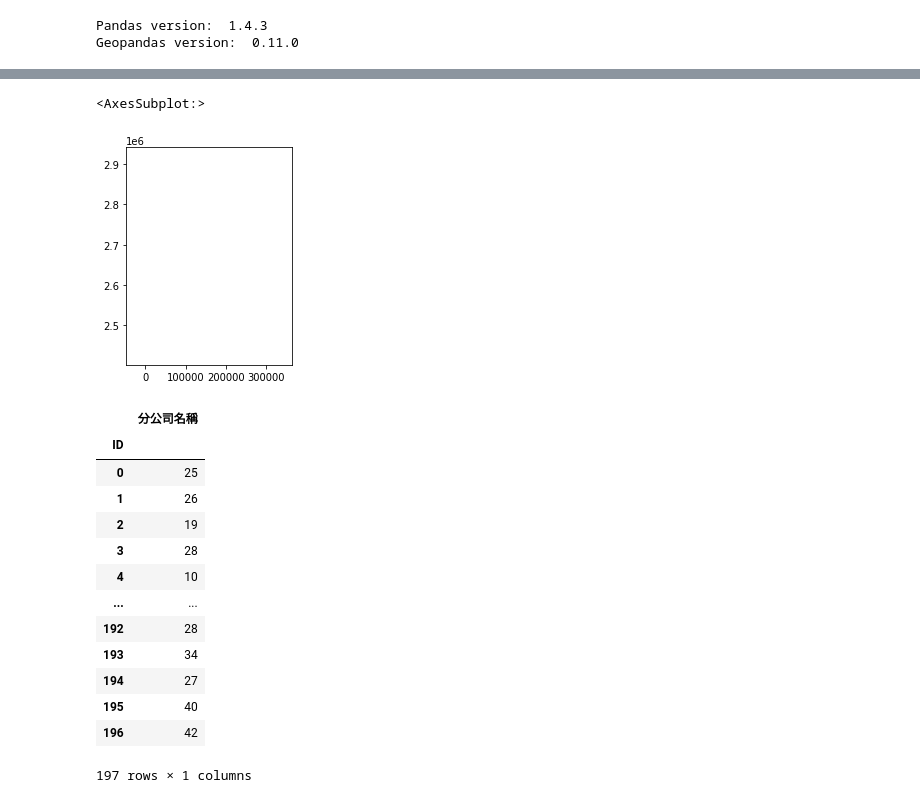
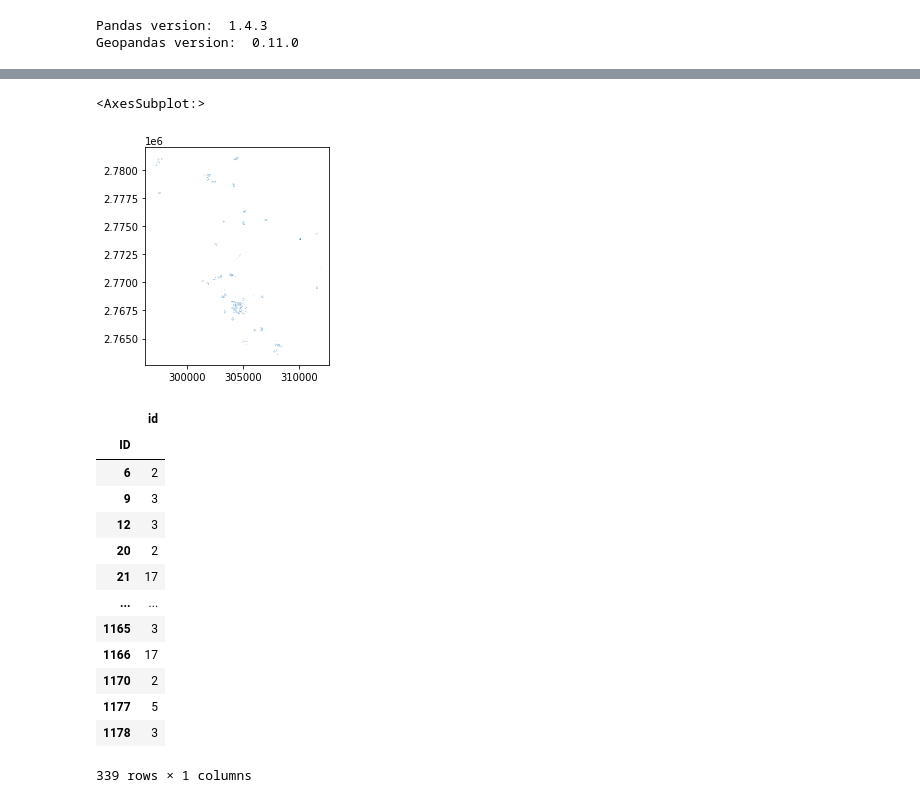
Before and after one commit to tazz7420/house_price_prediction, a Jupyter notebook: preprocessing.ipynb, the cells around one changed output, grey strips where cells are left out. Cells and saved outputs as stored; diff of their text form; code cells hidden in the pictures.

```diff
--- a/preprocessing.ipynb
+++ b/preprocessing.ipynb
@@ -152,30 +214,30 @@ gf_cstore.plot()
 # %%
-gf_cstore['geometry'] = gf_cstore.buffer(0.001)
-gf_cstore.plot()
+gf_university['geometry'] = gf_university.buffer(0.001)
+gf_university.plot()
 # %% [output]
 <AxesSubplot:>
-[figure, old version]
+[figure, new version]
 # %%
-intersection = gpd.overlay(gf_house_buf,gf_cstore,  how='intersection', keep_geom_type=True)
+intersection = gpd.overlay(gf_house_buf,gf_university,  how='intersection', keep_geom_type=True)
 #intersection['PARKING_AREA'] = intersection['geometry'].area
-intersection_count = intersection.groupby('ID').agg({'分公司名稱':'count'})
+intersection_count = intersection.groupby('ID').agg({'id':'count'})
 #intersection_count = intersection.groupby('ID').agg({'PARKING_AREA':'sum'})
 intersection_count
 # %% [output]
-|  | 分公司名稱 |
+|  | id |
 | ID |  |
-| 0 | 25 |
-| 1 | 26 |
-| 2 | 19 |
-| 3 | 28 |
-| 4 | 10 |
+| 6 | 2 |
+| 9 | 3 |
+| 12 | 3 |
+| 20 | 2 |
+| 21 | 17 |
 | ... | ... |
-| 192 | 28 |
-| 193 | 34 |
-| 194 | 27 |
-| 195 | 40 |
-| 196 | 42 |
+| 1165 | 3 |
+| 1166 | 17 |
+| 1170 | 2 |
+| 1177 | 5 |
+| 1178 | 3 |
-197 rows × 1 columns
+339 rows × 1 columns
 # %%
 gf_final = gf_final.merge(intersection_count,how='left', left_on='ID', right_on='ID')
 # %%
```
Also changed, not shown: parts of 12 cells of this notebook, 10 other files.
